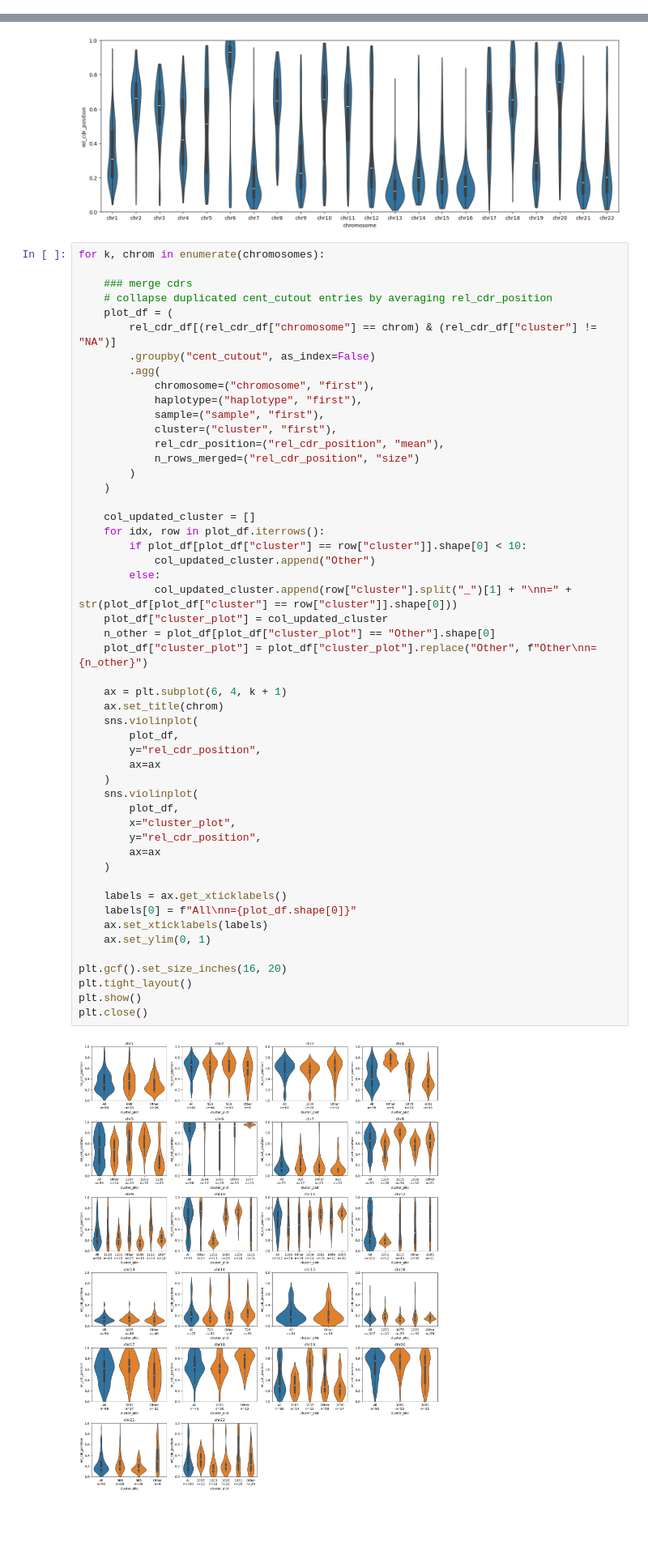
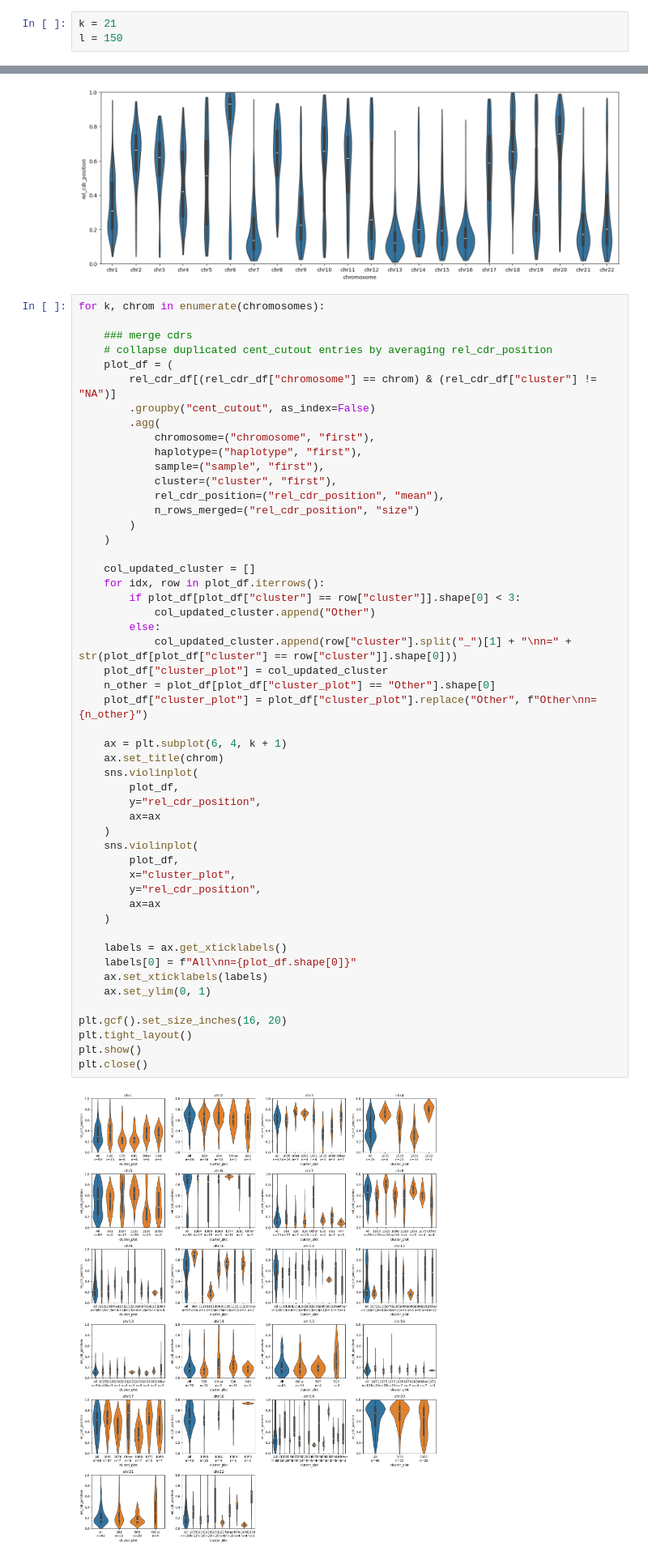
Before and after one commit to carstenhain/HOROSCOPE_manuscript, a Jupyter notebook: CDR/gao_hgsvc_cdr.ipynb, the cells around one changed output, grey strips where cells are left out. Shown at 81% size. Drawn from its saved outputs; the diff is of its cells as text; blank space fills up the shorter version.

```diff
--- a/CDR/gao_hgsvc_cdr.ipynb
+++ b/CDR/gao_hgsvc_cdr.ipynb
@@ -24 +26,4 @@ from tqdm import tqdm
 import seaborn as sns
+# %%
+k = 21
+l = 150
@@ -194,36 +259,36 @@ for k, chrom in enumerate(chromosomes):
 
     col_updated_cluster = []
     for idx, row in plot_df.iterrows():
-        if plot_df[plot_df["cluster"] == row["cluster"]].shape[0] < 10:
+        if plot_df[plot_df["cluster"] == row["cluster"]].shape[0] < 3:
             col_updated_cluster.append("Other")
         else:
             col_updated_cluster.append(row["cluster"].split("_")[1] + "\nn=" + str(plot_df[plot_df["cluster"] == row["cluster"]].shape[0]))
     plot_df["cluster_plot"] = col_updated_cluster
     n_other = plot_df[plot_df["cluster_plot"] == "Other"].shape[0]
     plot_df["cluster_plot"] = plot_df["cluster_plot"].replace("Other", f"Other\nn={n_other}")
 
     ax = plt.subplot(6, 4, k + 1)
     ax.set_title(chrom)
     sns.violinplot(
         plot_df,
         y="rel_cdr_position",
         ax=ax
     )
     sns.violinplot(
         plot_df,
         x="cluster_plot",
         y="rel_cdr_position",
         ax=ax
     )
 
     labels = ax.get_xticklabels()
     labels[0] = f"All\nn={plot_df.shape[0]}"
     ax.set_xticklabels(labels)
     ax.set_ylim(0, 1)
 
 plt.gcf().set_size_inches(16, 20)
 plt.tight_layout()
 plt.show()
 plt.close()
 # %% [output]
-[figure, old version]
+[figure, new version]
```
Also changed, not shown: parts of 20 cells of this notebook.
